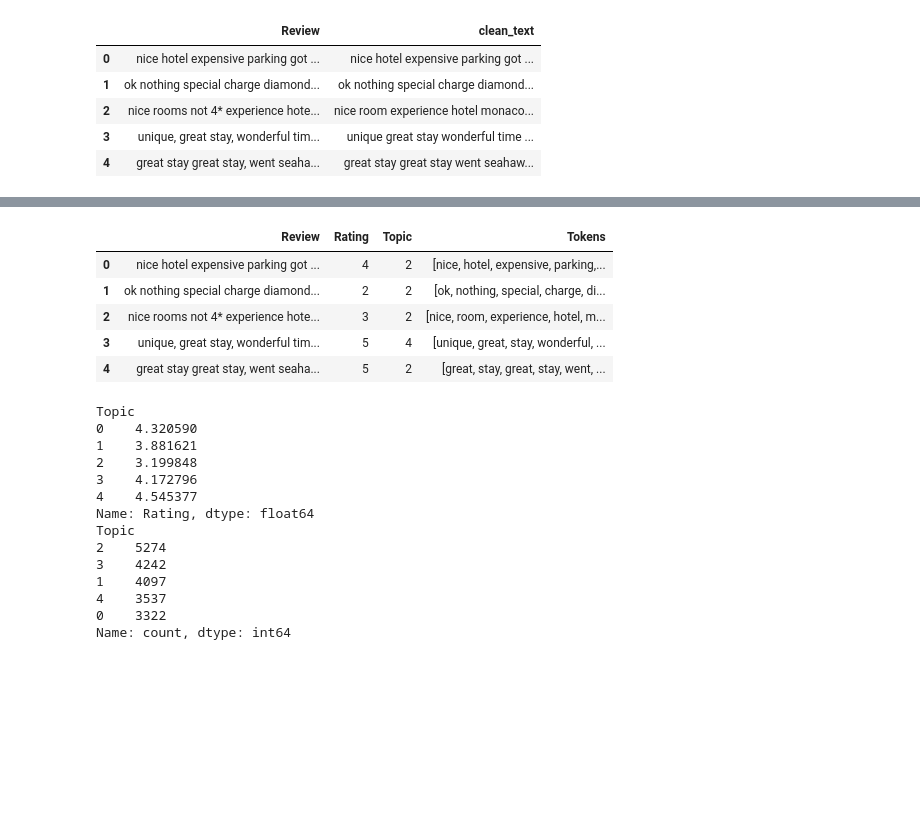
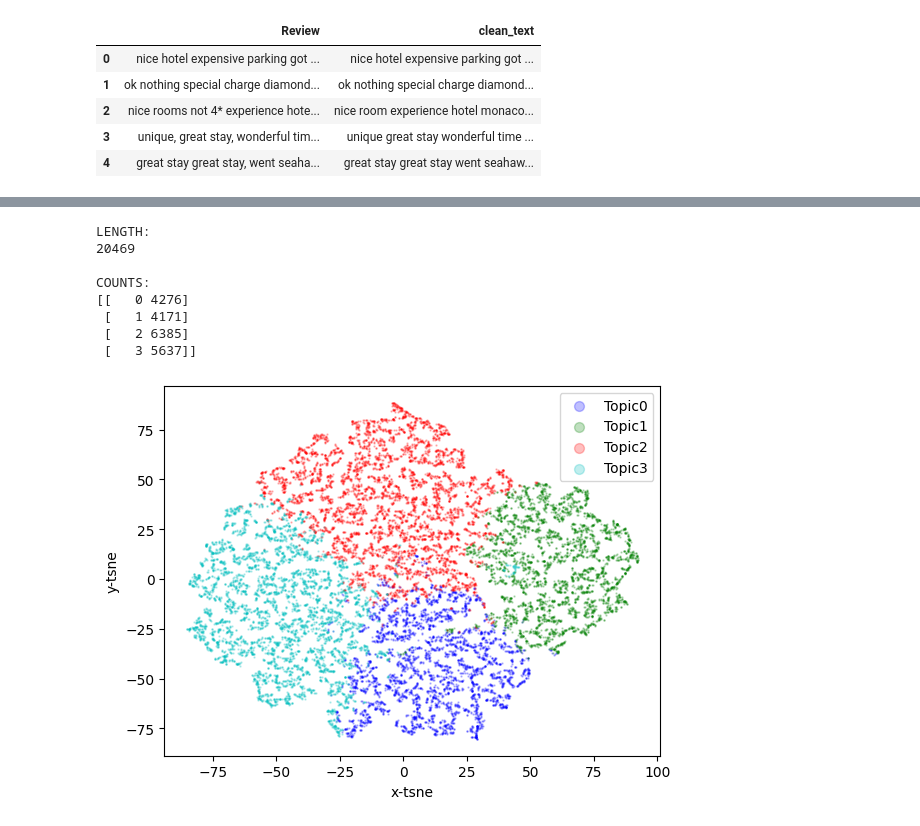
Before and after one commit to Hunteracademic/Unsupervised_assignment_1, a Jupyter notebook: FinalProject_Group04_AlexKravtsov_DanielCastiblanco_HunterWard.ipynb, the cells around one changed output, grey strips where cells are left out. Saved outputs shown, nothing was run; the diff lists cells and outputs as text; code cells hidden in the pictures; blank space fills up the shorter version.

```diff
--- a/FinalProject_Group04_AlexKravtsov_DanielCastiblanco_HunterWard.ipynb
+++ b/FinalProject_Group04_AlexKravtsov_DanielCastiblanco_HunterWard.ipynb
@@ -211,11 +172,0 @@ LatentDirichletAllocation(n_components=5, random_state=42)
-# %%
-# Get the total number of features (words)
-vocab_size = len(cv.get_feature_names_out())
-print(f"Vocabulary Size: {vocab_size}")
-
-# Grab 10 random words to verify the Vectorizer worked as expected
-print("Random samples from vocabulary:")
-feature_names = cv.get_feature_names_out()
-for i in range(10):
-    random_word_id = random.randint(0, vocab_size - 1)
-    print(f"- {feature_names[random_word_id]}")
@@ -604,41 +409,0 @@ THE TOP 10 WORDS FOR NMF TOPIC #4
-# %%
-# Transform the numerical matrix to get topic weights
-# This shows how much each document belongs to each of the 5 topics
-nmf_topic_results = nmf_model.transform(dtm_tfidf)
-
-# Assign the winning topic index to the dataframe
-nmf_data['Topic'] = nmf_topic_results.argmax(axis=1)
-
-# Reorder columns and fix the naming to match your notebook's case-sensitivity
-nmf_data = nmf_data[['Review', 'Rating', 'Topic', 'Tokens']]
-
-# Preview results
-nmf_data.head()
-# %% [output]
-|  | Review | Rating | Topic | Tokens |
-| 0 | nice hotel expensive parking got ... | 4 | 2 | [nice, hotel, expensive, parking,... |
-| 1 | ok nothing special charge diamond... | 2 | 2 | [ok, nothing, special, charge, di... |
-| 2 | nice rooms not 4* experience hote... | 3 | 2 | [nice, room, experience, hotel, m... |
-| 3 | unique, great stay, wonderful tim... | 5 | 4 | [unique, great, stay, wonderful, ... |
-| 4 | great stay great stay, went seaha... | 5 | 2 | [great, stay, great, stay, went, ... |
-# %%
-# See the average rating for each topic
-print(nmf_data.groupby('Topic')['Rating'].mean())
-
-# See how many reviews fell into each topic
-print(nmf_data['Topic'].value_counts())
-# %% [output]
-Topic
-0    4.320590
-1    3.881621
-2    3.199848
-3    4.172796
-4    4.545377
-Name: Rating, dtype: float64
-Topic
-2    5274
-3    4242
-1    4097
-4    3537
-0    3322
-Name: count, dtype: int64
@@ -644,0 +458,21 @@ Name: count, dtype: int64
+# %%
+
+nmf = sklearn.decomposition.NMF(
+    n_components=4,
+    solver='cd',
+    random_state=0
+)
+
+nmf_transformed = nmf.fit_transform(tfidf_vectorizers[0].fit_transform(nmf_data['clean_text']))
+
+plot_tsne(data=nmf_transformed, threshold=0)
+# %% [output]
+LENGTH:
+20469
+
+COUNTS:
+[[   0 4276]
+ [   1 4171]
+ [   2 6385]
+ [   3 5637]]
+[figure, added]
```
Also changed, not shown: parts of 20 cells of this notebook.
